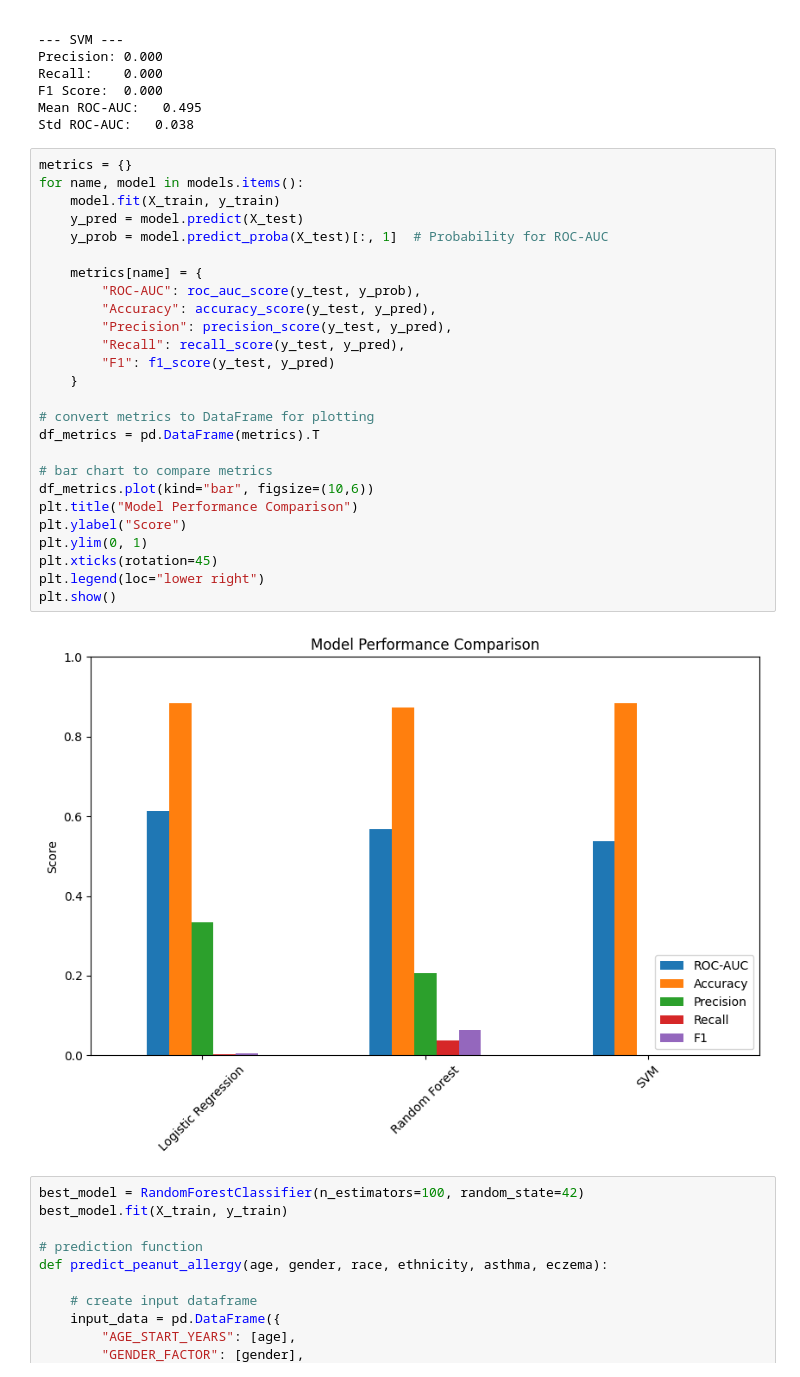
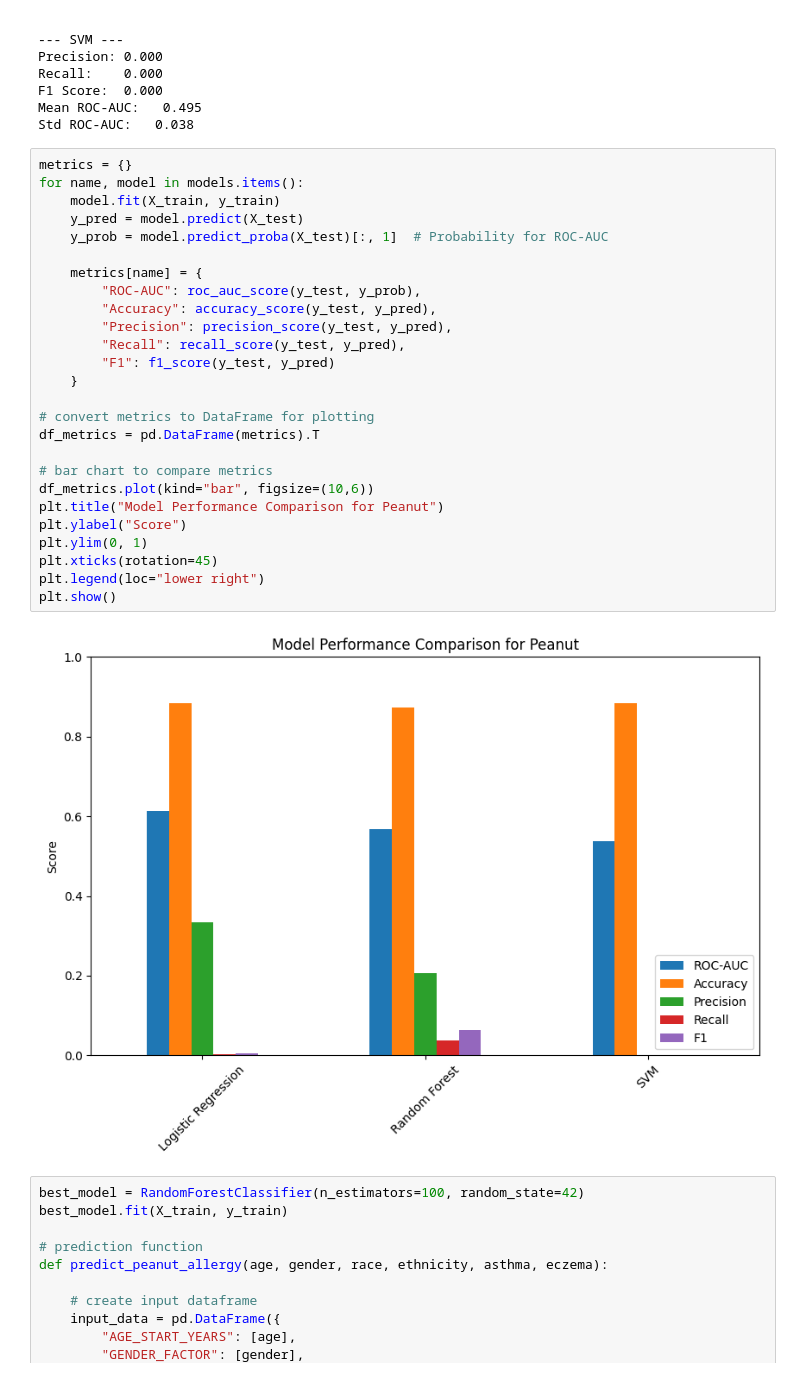
Before and after one commit to NursezimAlieva/allergyRisk, a Jupyter notebook: peanut.ipynb, the cells around one changed output. Drawn from its saved outputs; the diff is of its cells as text.

```diff
--- a/peanut.ipynb
+++ b/peanut.ipynb
@@ -128,31 +128,31 @@ Std ROC-AUC:   0.038
 # %%
 metrics = {}
 for name, model in models.items():
     model.fit(X_train, y_train)
     y_pred = model.predict(X_test)
     y_prob = model.predict_proba(X_test)[:, 1]  # Probability for ROC-AUC
 
     metrics[name] = {
         "ROC-AUC": roc_auc_score(y_test, y_prob),
         "Accuracy": accuracy_score(y_test, y_pred),
         "Precision": precision_score(y_test, y_pred),
         "Recall": recall_score(y_test, y_pred),
         "F1": f1_score(y_test, y_pred)
     }
 
 # convert metrics to DataFrame for plotting
 df_metrics = pd.DataFrame(metrics).T
 
 # bar chart to compare metrics
 df_metrics.plot(kind="bar", figsize=(10,6))
-plt.title("Model Performance Comparison")
+plt.title("Model Performance Comparison for Peanut")
 plt.ylabel("Score")
 plt.ylim(0, 1)
 plt.xticks(rotation=45)
 plt.legend(loc="lower right")
 plt.show()
 # %% [output]
-[figure, old version]
+[figure, new version]
 # %%
 best_model = RandomForestClassifier(n_estimators=100, random_state=42)
 best_model.fit(X_train, y_train)
```
Also changed, not shown: 1 other file.
